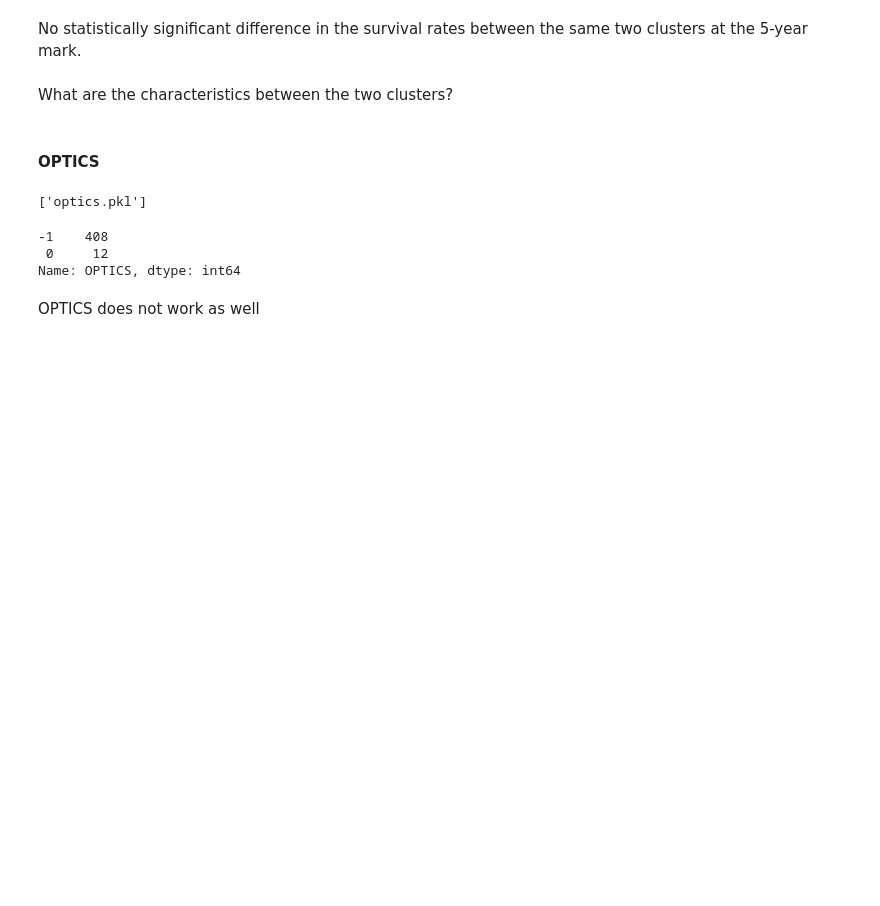
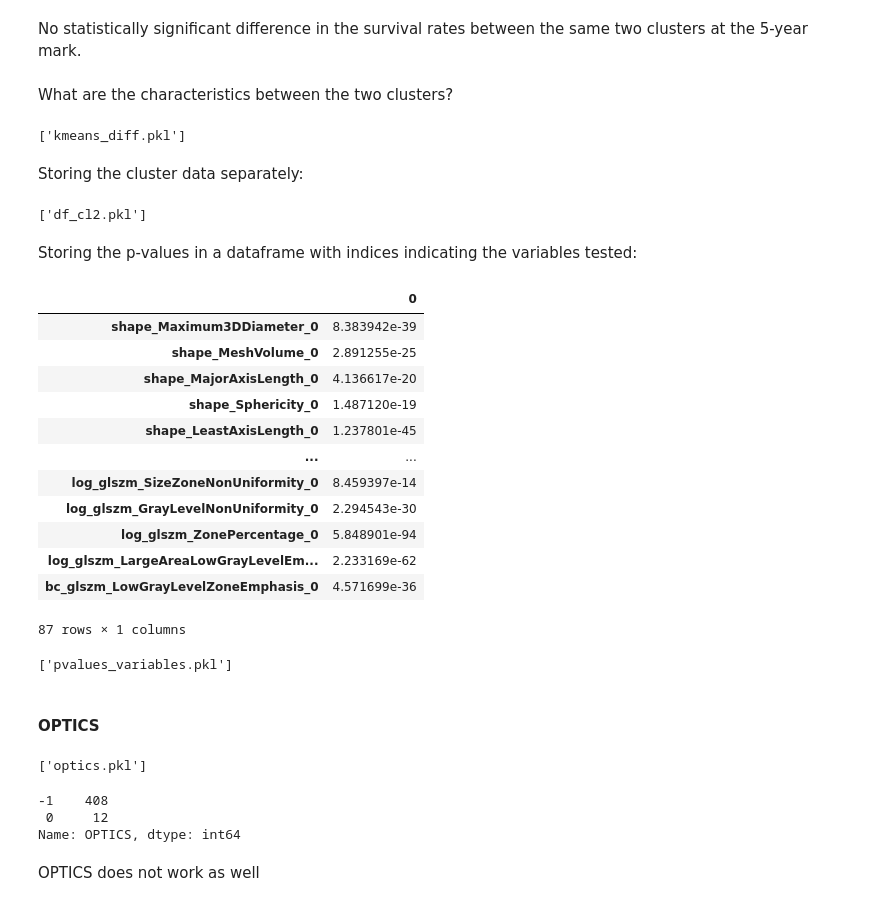
Before and after one commit to hhfchoi/Radiomics, a Jupyter notebook: Capstone - Analysis.ipynb, the cells around one changed output. Drawn from its saved outputs; the diff is of its cells as text; code cells hidden in the pictures; blank space fills up the shorter version.

```diff
--- a/Capstone - Analysis.ipynb
+++ b/Capstone - Analysis.ipynb
@@ -1703,7 +1759,13 @@ No statistically significant difference in the survival rates between the same t
 # %% [markdown]
 What are the characteristics between the two clusters?
 # %%
-data_0 = X_scaled[X_long['Cluster']==0]
+data_1 = X_scaled[X_long['Cluster']==1]
 data_2 = X_scaled[X_long['Cluster']==2]
 
-ttest_results = stats.ttest_ind(data_0, data_2, usevar='unequal')
+ttest_results = ttest_ind(data_1, data_2, usevar='unequal')
+# %%
+joblib.dump(ttest_results, 'kmeans_diff.pkl')
+# %% [output]
+['kmeans_diff.pkl']
+# %% [markdown]
+Storing the cluster data separately:
@@ -1710,3 +1775,31 @@ ttest_results = stats.ttest_ind(data_0, data_2, usevar='unequal')
+# %%
+joblib.dump(df_data_1, 'df_cl1.pkl')
+joblib.dump(df_data_2, 'df_cl2.pkl')
+# %% [output]
+['df_cl2.pkl']
+# %% [markdown]
+Storing the p-values in a dataframe with indices indicating the variables tested:
+# %%
+df_pval = pd.DataFrame(ttest_results[1], index=X.columns)
+df_pval
+# %% [output]
+|  | 0 |
+| shape_Maximum3DDiameter_0 | 8.383942e-39 |
+| shape_MeshVolume_0 | 2.891255e-25 |
+| shape_MajorAxisLength_0 | 4.136617e-20 |
+| shape_Sphericity_0 | 1.487120e-19 |
+| shape_LeastAxisLength_0 | 1.237801e-45 |
+| ... | ... |
+| log_glszm_SizeZoneNonUniformity_0 | 8.459397e-14 |
+| log_glszm_GrayLevelNonUniformity_0 | 2.294543e-30 |
+| log_glszm_ZonePercentage_0 | 5.848901e-94 |
+| log_glszm_LargeAreaLowGrayLevelEm... | 2.233169e-62 |
+| bc_glszm_LowGrayLevelZoneEmphasis_0 | 4.571699e-36 |
+87 rows × 1 columns
+# %%
+joblib.dump(df_pval, 'pvalues_variables.pkl')
+# %% [output]
+['pvalues_variables.pkl']
 # %% [markdown]
 #### OPTICS
 # %%
```
Also changed, not shown: parts of 35 cells of this notebook.
